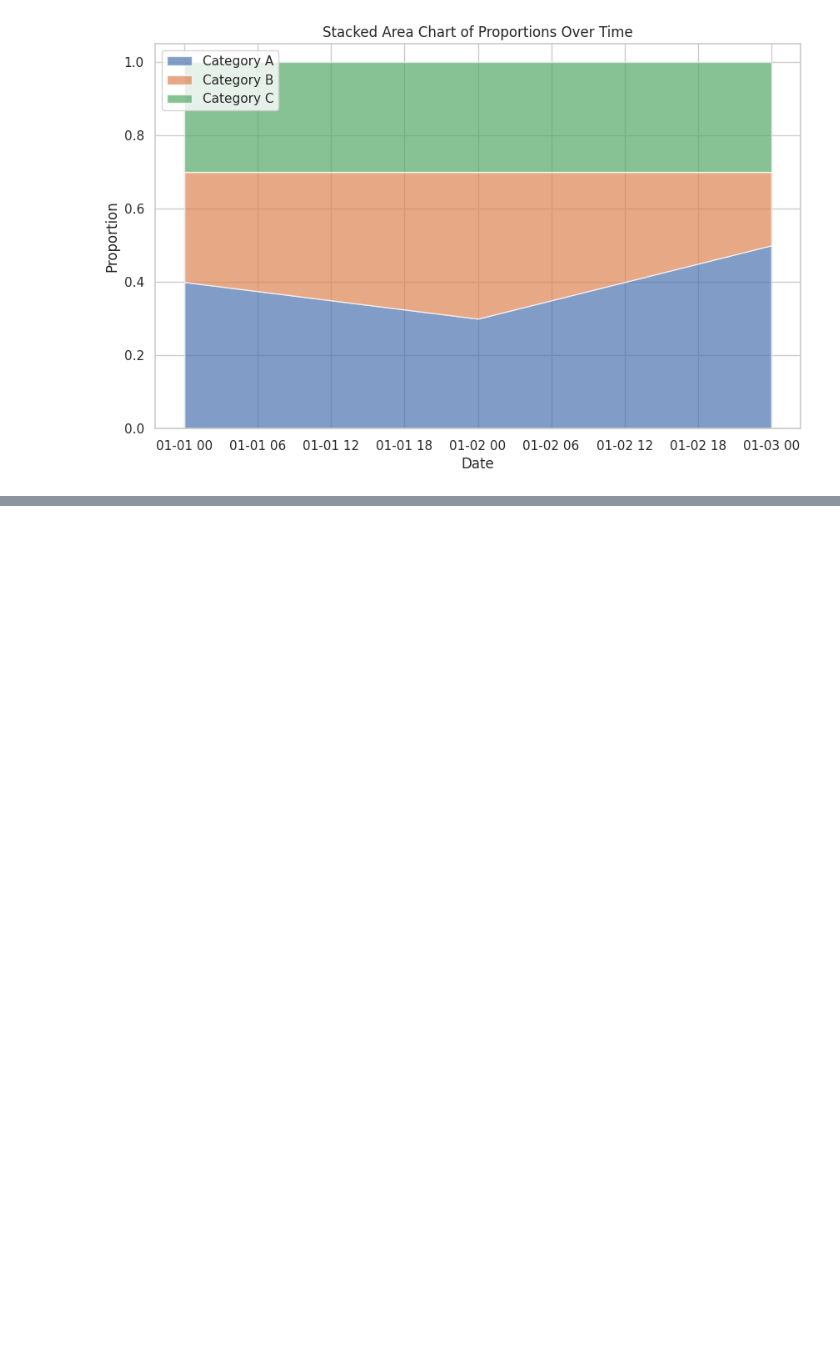
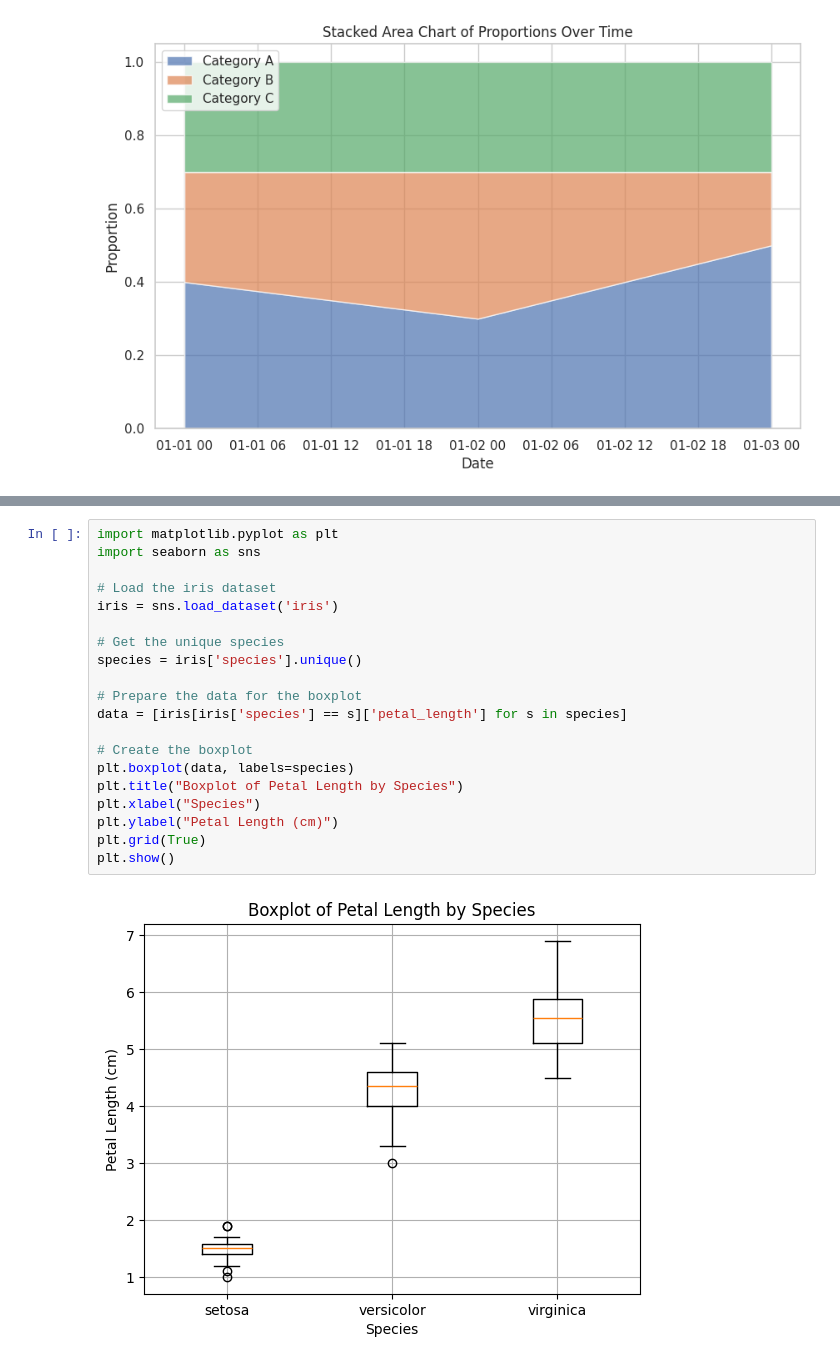
Before and after one commit to aravindmali/aravindmali, a Jupyter notebook: aravind.ipynb, the cells around one changed output, grey strips where cells are left out. Drawn from its saved outputs; the diff is of its cells as text; blank space fills up the shorter version.

```diff
--- a/aravind.ipynb
+++ b/aravind.ipynb
@@ -1550,0 +1684,22 @@ plt.show()
+# %%
+import matplotlib.pyplot as plt
+import seaborn as sns
+
+# Load the iris dataset
+iris = sns.load_dataset('iris')
+
+# Get the unique species
+species = iris['species'].unique()
+
+# Prepare the data for the boxplot
+data = [iris[iris['species'] == s]['petal_length'] for s in species]
+
+# Create the boxplot
+plt.boxplot(data, labels=species)
+plt.title("Boxplot of Petal Length by Species")
+plt.xlabel("Species")
+plt.ylabel("Petal Length (cm)")
+plt.grid(True)
+plt.show()
+# %% [output]
+[figure, added]
```
Also changed, not shown: parts of 74 cells of this notebook.
